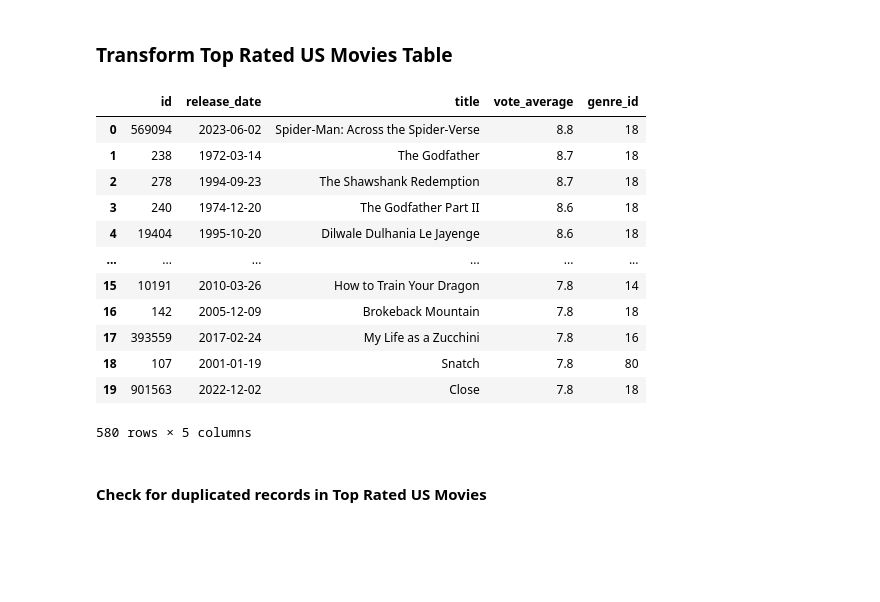
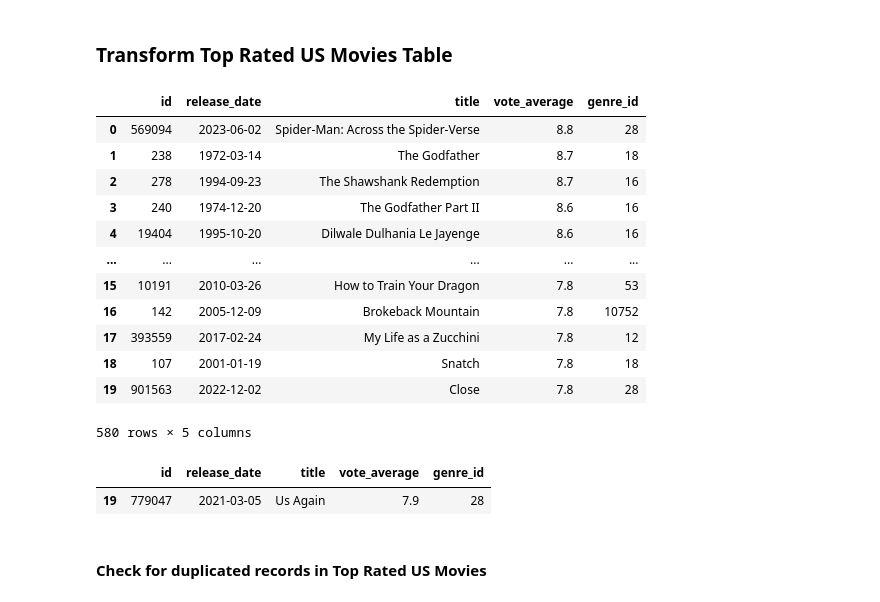
Before and after one commit to Bambi-Forest/tmdb-api-connection, a Jupyter notebook: The Movie Database API/connection.ipynb, the cells around one changed output. Saved outputs shown, nothing was run; the diff lists cells and outputs as text; code cells hidden in the pictures; blank space fills up the shorter version.

Commit message:
WIP: fixing genre_id column

```diff
--- a/The Movie Database API/connection.ipynb
+++ b/The Movie Database API/connection.ipynb
@@ -195,34 +195,35 @@ while count < pages:
 # %%
 #Choose needed Columns
 extracted_movie_records_df = pd.concat(movie_rows, axis=0)
 extracted_movie_records_df = extracted_movie_records_df.iloc[:, [2,3,9,10,12]]
 
-# Extract single genre datapoint from list as main genre
-single_genre = df['genre_ids'].apply(pd.Series)
-genre_datapoint = single_genre[0]
+# Extract single genre datapoint from list as main genre & Add genre extracted from list as a new column to df
+genre_list_id_extraction = pd.Series((i[0] for i in extracted_movie_records_df['genre_ids'][0]))
 
-#Add genre extracted from list as a new column to df
-extracted_movie_records_df['genre_id'] = genre_datapoint
-extracted_movie_records_df = extracted_movie_records_df.astype({'genre_id':'int'})
-movies_info_df = extracted_movie_records_df.drop('genre_ids', axis=1)
 
-the_movie_info_df = pd.DataFrame(movies_info_df)
-
+the_movie_info_df = pd.DataFrame(extracted_movie_records_df)
+the_movie_info_df = extracted_movie_records_df.drop('genre_ids', axis=1)
+the_movie_info_df['genre_id'] = genre_list_id_extraction
 the_movie_info_df
 # %% [output]
 |  | id | release_date | title | vote_average | genre_id |
-| 0 | 569094 | 2023-06-02 | Spider-Man: Across the Spider-Verse | 8.8 | 18 |
+| 0 | 569094 | 2023-06-02 | Spider-Man: Across the Spider-Verse | 8.8 | 28 |
 | 1 | 238 | 1972-03-14 | The Godfather | 8.7 | 18 |
-| 2 | 278 | 1994-09-23 | The Shawshank Redemption | 8.7 | 18 |
-| 3 | 240 | 1974-12-20 | The Godfather Part II | 8.6 | 18 |
-| 4 | 19404 | 1995-10-20 | Dilwale Dulhania Le Jayenge | 8.6 | 18 |
+| 2 | 278 | 1994-09-23 | The Shawshank Redemption | 8.7 | 16 |
+| 3 | 240 | 1974-12-20 | The Godfather Part II | 8.6 | 16 |
+| 4 | 19404 | 1995-10-20 | Dilwale Dulhania Le Jayenge | 8.6 | 16 |
 | ... | ... | ... | ... | ... | ... |
-| 15 | 10191 | 2010-03-26 | How to Train Your Dragon | 7.8 | 14 |
-| 16 | 142 | 2005-12-09 | Brokeback Mountain | 7.8 | 18 |
-| 17 | 393559 | 2017-02-24 | My Life as a Zucchini | 7.8 | 16 |
-| 18 | 107 | 2001-01-19 | Snatch | 7.8 | 80 |
-| 19 | 901563 | 2022-12-02 | Close | 7.8 | 18 |
+| 15 | 10191 | 2010-03-26 | How to Train Your Dragon | 7.8 | 53 |
+| 16 | 142 | 2005-12-09 | Brokeback Mountain | 7.8 | 10752 |
+| 17 | 393559 | 2017-02-24 | My Life as a Zucchini | 7.8 | 12 |
+| 18 | 107 | 2001-01-19 | Snatch | 7.8 | 18 |
+| 19 | 901563 | 2022-12-02 | Close | 7.8 | 28 |
 580 rows × 5 columns
+# %%
+the_movie_info_df.query(' (title == "Us Again")  ')
+# %% [output]
+|  | id | release_date | title | vote_average | genre_id |
+| 19 | 779047 | 2021-03-05 | Us Again | 7.9 | 28 |
 # %% [markdown]
 #### Check for duplicated records in Top Rated US Movies
 # %%
```
Also changed, not shown: parts of 12 cells of this notebook.
